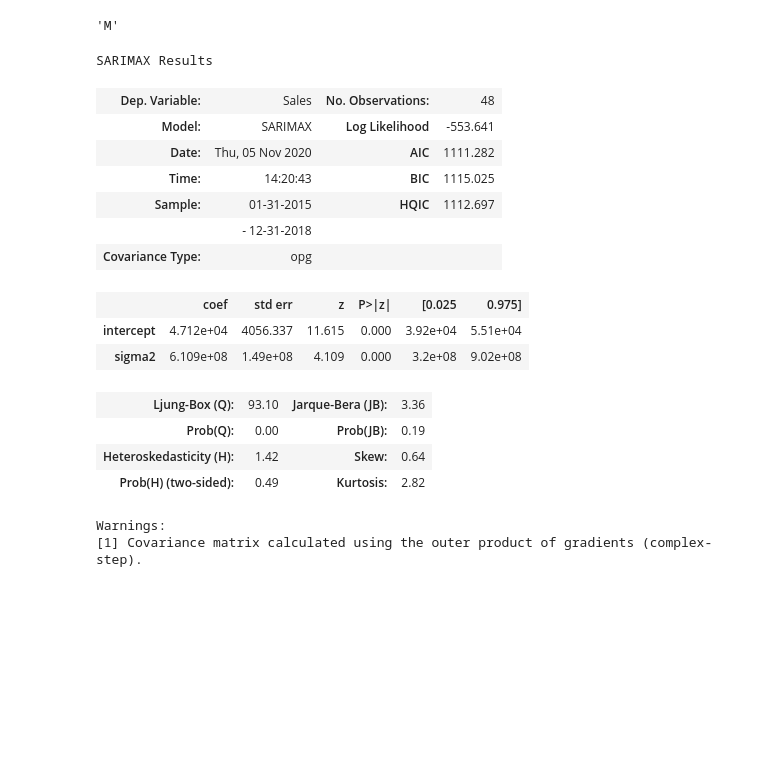
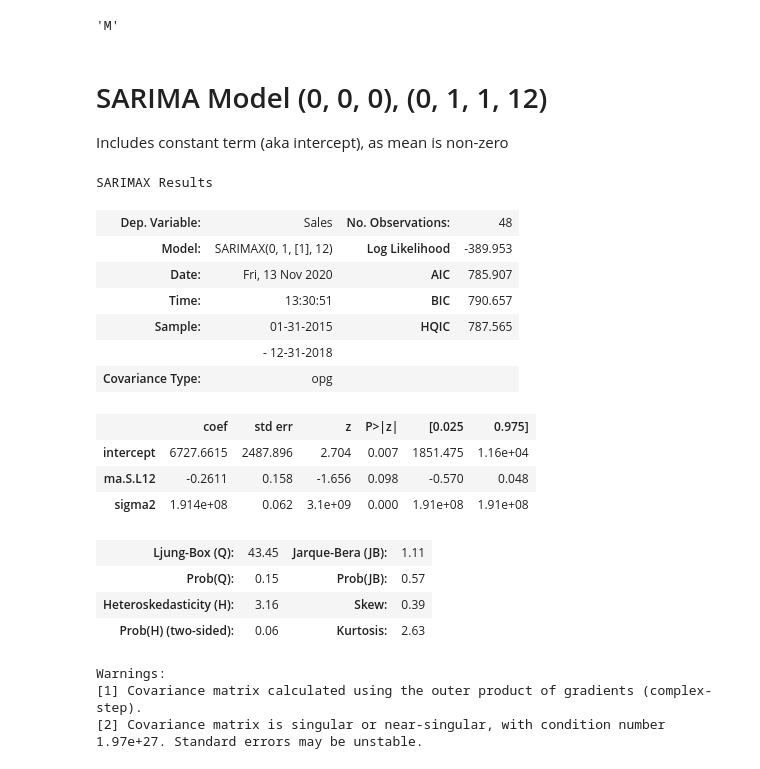
Before and after one commit to binh748/superstore-sales, a Jupyter notebook: notebooks/time_series_sales_modeling.ipynb, the cells around one changed output. Drawn from its saved outputs; the diff is of its cells as text; code cells hidden in the pictures; blank space fills up the shorter version.

Commit message:
Prepping to test 2 SARIMAX models with slightly different parameters

```diff
--- a/notebooks/time_series_sales_modeling.ipynb
+++ b/notebooks/time_series_sales_modeling.ipynb
@@ -17,7 +17,7 @@ pd.set_option('display.precision', 2)
 # %% [markdown]
 # EDA
 # %%
-superstore_sales_df = pd.read_csv('data/train_2.csv')
+superstore_sales_df = pd.read_csv('../data/train_2.csv')
 # %%
 superstore_sales_df.head()
 # %% [output]
@@ -324,29 +341,41 @@ corr_plots(superstore_sales_df_monthly_resample['Sales'], lags=24)
 superstore_sales_df_monthly_resample.index.inferred_freq
 # %% [output]
 'M'
+# %% [markdown]
+# SARIMA Model (0, 0, 0), (0, 1, 1, 12)
+Includes constant term (aka intercept), as mean is non-zero
 # %%
 import statsmodels.api as sm
 
 # Fit SARIMA model based on ACF/PACF plots
 sarima_model = sm.tsa.statespace.SARIMAX(superstore_sales_df_monthly_resample['Sales'],
-                                         order=(0, 0, 0), seasonal_order=(0, 0, 0, 12),
+                                         order=(0, 0, 0), seasonal_order=(0, 1, 1, 12),
                                          trend='c', freq='M').fit()
 sarima_model.summary()
+
+# Applied rule 5: In a model with one order of total differencing, a constant term
+# should be included if the series has a non-zero average trend
+# Applied rule 12: Fit one order of seasonal difference since series has a
+# strong and consistent seasonal pattern
+# Applied rule 13: Fit one SMA term since autocorrelation at lag 12 (the number of
+# periods in a season) is negative
 # %% [output]
 SARIMAX Results
 | Dep. Variable: | Sales | No. Observations: | 48 |
-| Model: | SARIMAX | Log Likelihood | -553.641 |
-| Date: | Thu, 05 Nov 2020 | AIC | 1111.282 |
-| Time: | 14:20:43 | BIC | 1115.025 |
-| Sample: | 01-31-2015 | HQIC | 1112.697 |
+| Model: | SARIMAX(0, 1, [1], 12) | Log Likelihood | -389.953 |
+| Date: | Fri, 13 Nov 2020 | AIC | 785.907 |
+| Time: | 13:30:51 | BIC | 790.657 |
+| Sample: | 01-31-2015 | HQIC | 787.565 |
 |  | - 12-31-2018 |  |  |
 | Covariance Type: | opg |  |  |
 |  | coef | std err | z | P>|z| | [0.025 | 0.975] |
-| intercept | 4.712e+04 | 4056.337 | 11.615 | 0.000 | 3.92e+04 | 5.51e+04 |
-| sigma2 | 6.109e+08 | 1.49e+08 | 4.109 | 0.000 | 3.2e+08 | 9.02e+08 |
+| intercept | 6727.6615 | 2487.896 | 2.704 | 0.007 | 1851.475 | 1.16e+04 |
+| ma.S.L12 | -0.2611 | 0.158 | -1.656 | 0.098 | -0.570 | 0.048 |
+| sigma2 | 1.914e+08 | 0.062 | 3.1e+09 | 0.000 | 1.91e+08 | 1.91e+08 |
-| Ljung-Box (Q): | 93.10 | Jarque-Bera (JB): | 3.36 |
-| Prob(Q): | 0.00 | Prob(JB): | 0.19 |
-| Heteroskedasticity (H): | 1.42 | Skew: | 0.64 |
-| Prob(H) (two-sided): | 0.49 | Kurtosis: | 2.82 |
+| Ljung-Box (Q): | 43.45 | Jarque-Bera (JB): | 1.11 |
+| Prob(Q): | 0.15 | Prob(JB): | 0.57 |
+| Heteroskedasticity (H): | 3.16 | Skew: | 0.39 |
+| Prob(H) (two-sided): | 0.06 | Kurtosis: | 2.63 |
 Warnings:
 [1] Covariance matrix calculated using the outer product of gradients (complex-step).
+[2] Covariance matrix is singular or near-singular, with condition number 1.97e+27. Standard errors may be unstable.
```
Also changed, not shown: parts of 23 cells of this notebook, 1 other file.
